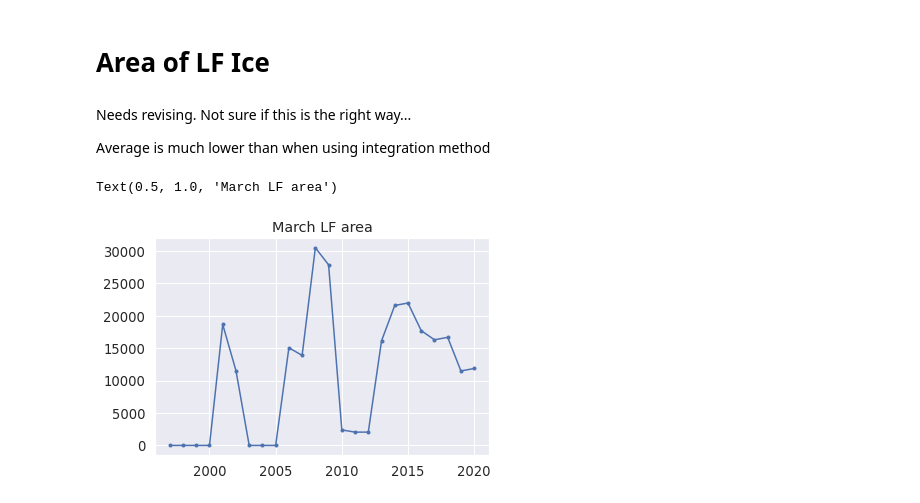
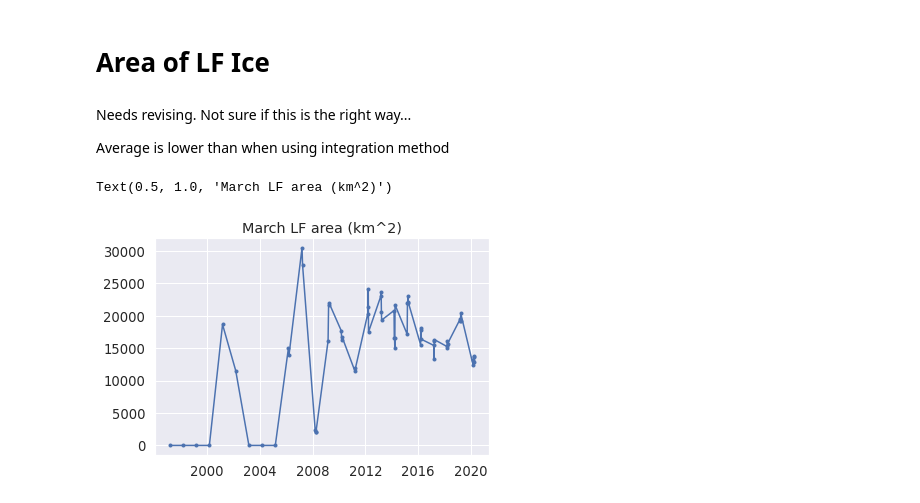
Before and after one commit to maynwang/CIS, a Jupyter notebook: landfast_new.ipynb, the cells around one changed output. Saved outputs shown, nothing was run; the diff lists cells and outputs as text; code cells hidden in the pictures.

```diff
--- a/landfast_new.ipynb
+++ b/landfast_new.ipynb
@@ -362,17 +366,17 @@ Slope is not linear because dates are not. Will be better once months are groupe
 # %% [markdown]
 Needs revising. Not sure if this is the right way...
 
-Average is much lower than when using integration method
+Average is lower than when using integration method
 # %%
 # Resolution is 1km x 1km. Count how many points in each row and sum up total of all rows.
 
-area = np.zeros(len(years_unique))
+area = np.zeros(len(dates_sina))
 for yr in range(len(area)):
     area[yr] = sum(abs(IND_J[yr]-coast_j))
 
 plt.figure()
-plt.plot(years_unique,area,'.-')
-plt.title(mon_str[mon-1] + ' LF area')
+plt.plot(dates_sina,area,'.-')
+plt.title(mon_str[mon-1] + ' LF area (km^2)')
 # %% [output]
-Text(0.5, 1.0, 'March LF area')
+Text(0.5, 1.0, 'March LF area (km^2)')
-[figure, old version]
+[figure, new version]
```
Also changed, not shown: parts of 2 cells of this notebook.
